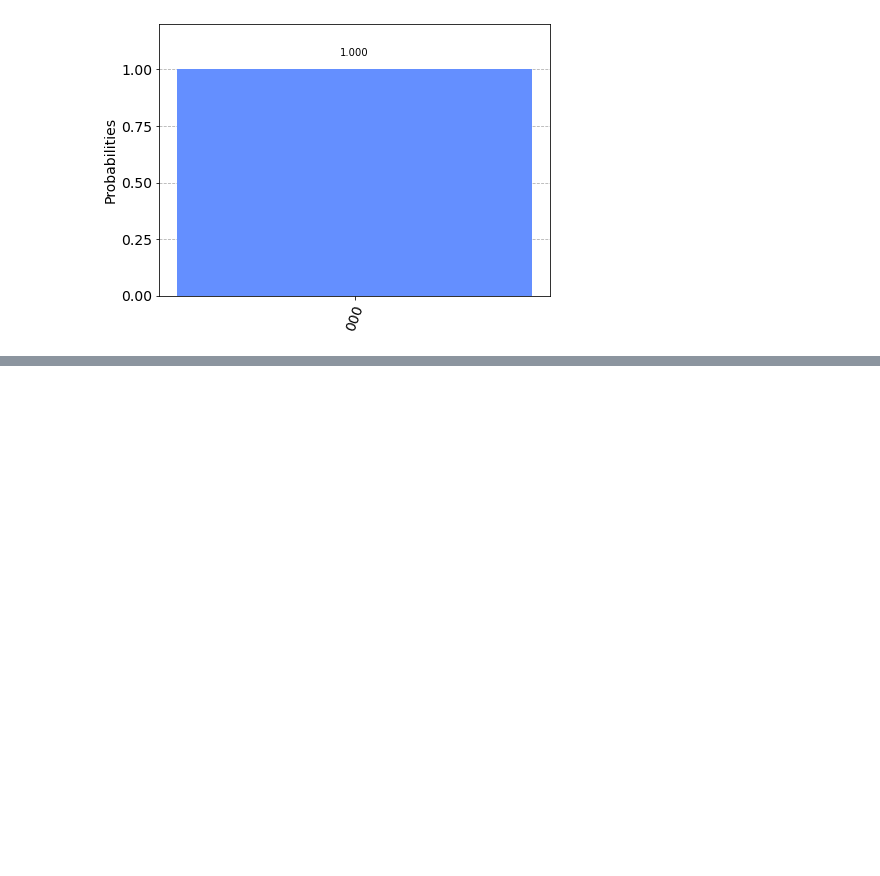
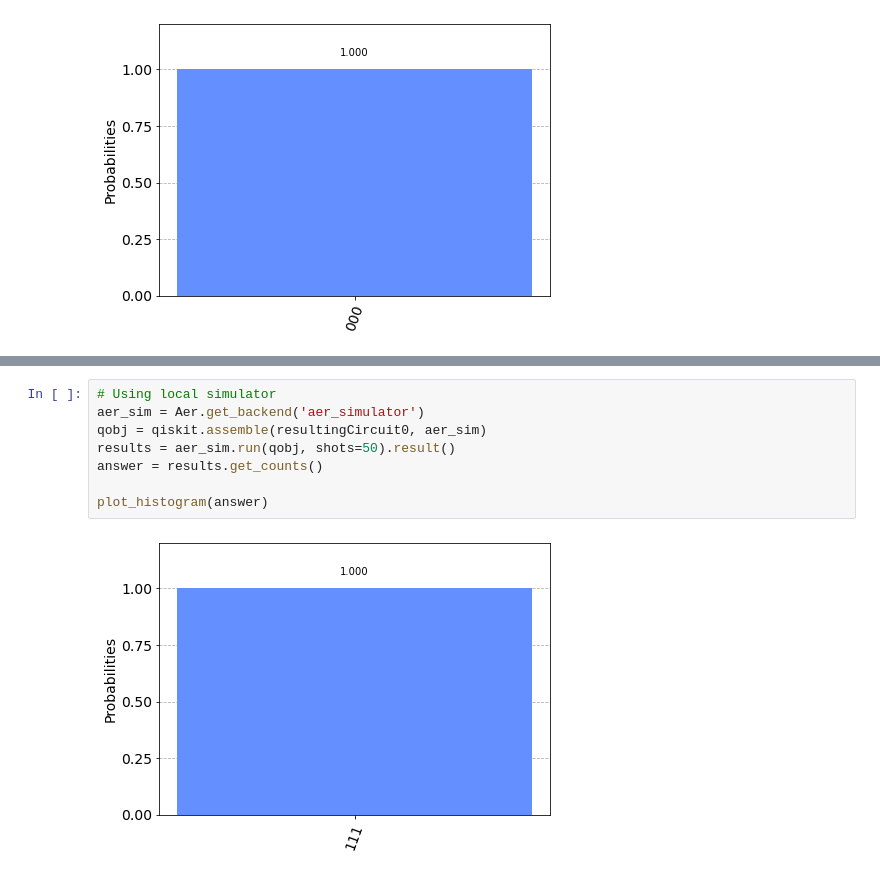
Before and after one commit to Victor-Onanuga/Emerging-Technologies, a Jupyter notebook: Assignment/Quantum_Computing.ipynb, the cells around one changed output, grey strips where cells are left out. Drawn from its saved outputs; the diff is of its cells as text; blank space fills up the shorter version.

```diff
--- a/Assignment/Quantum_Computing.ipynb
+++ b/Assignment/Quantum_Computing.ipynb
@@ -242,0 +314,10 @@ plot_histogram(answer)
+# %%
+# Using local simulator
+aer_sim = Aer.get_backend('aer_simulator')
+qobj = qiskit.assemble(resultingCircuit0, aer_sim)
+results = aer_sim.run(qobj, shots=50).result()
+answer = results.get_counts()
+
+plot_histogram(answer)
+# %% [output]
+[figure, added]
```
Also changed, not shown: parts of 5 cells of this notebook.
